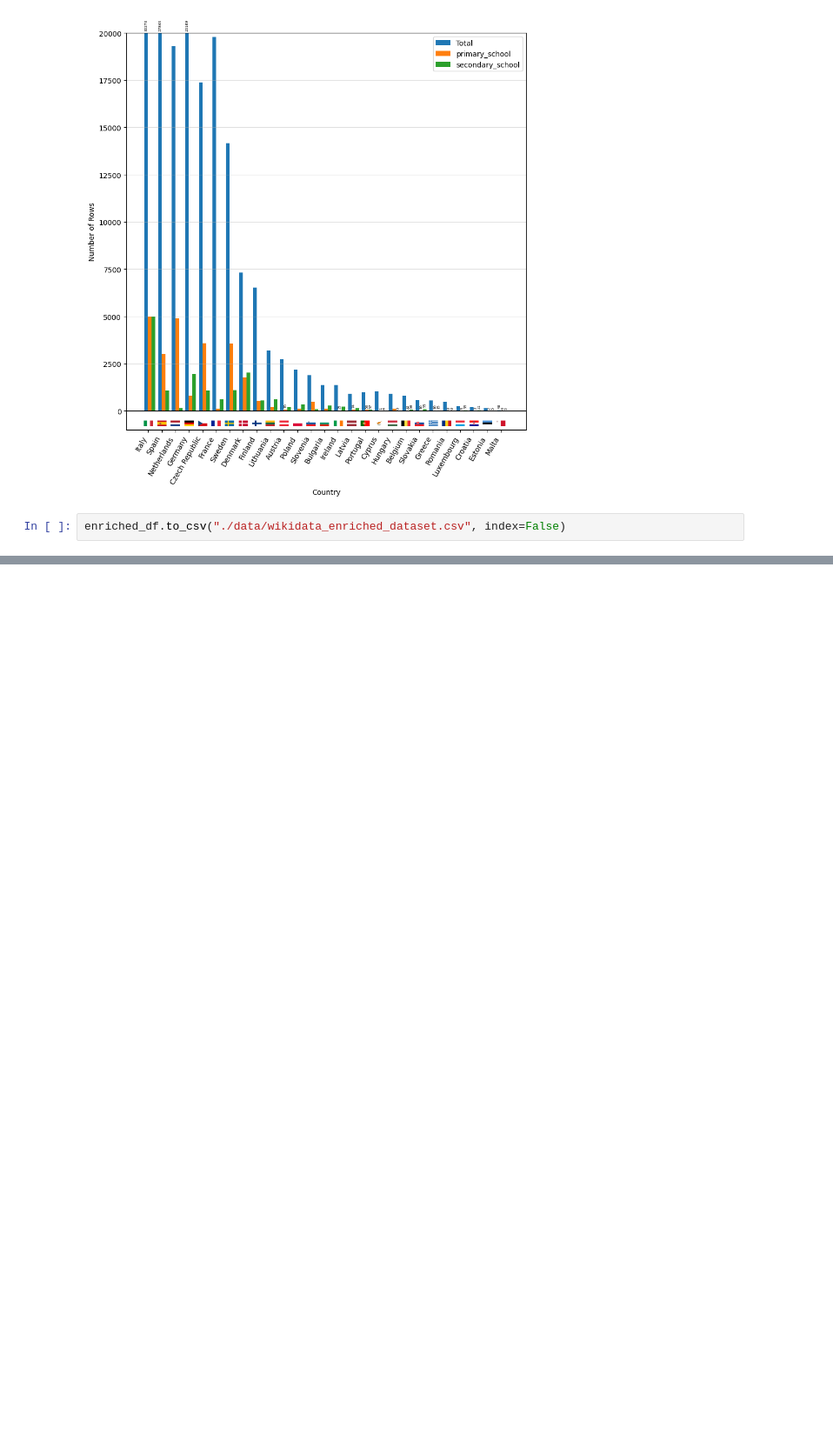
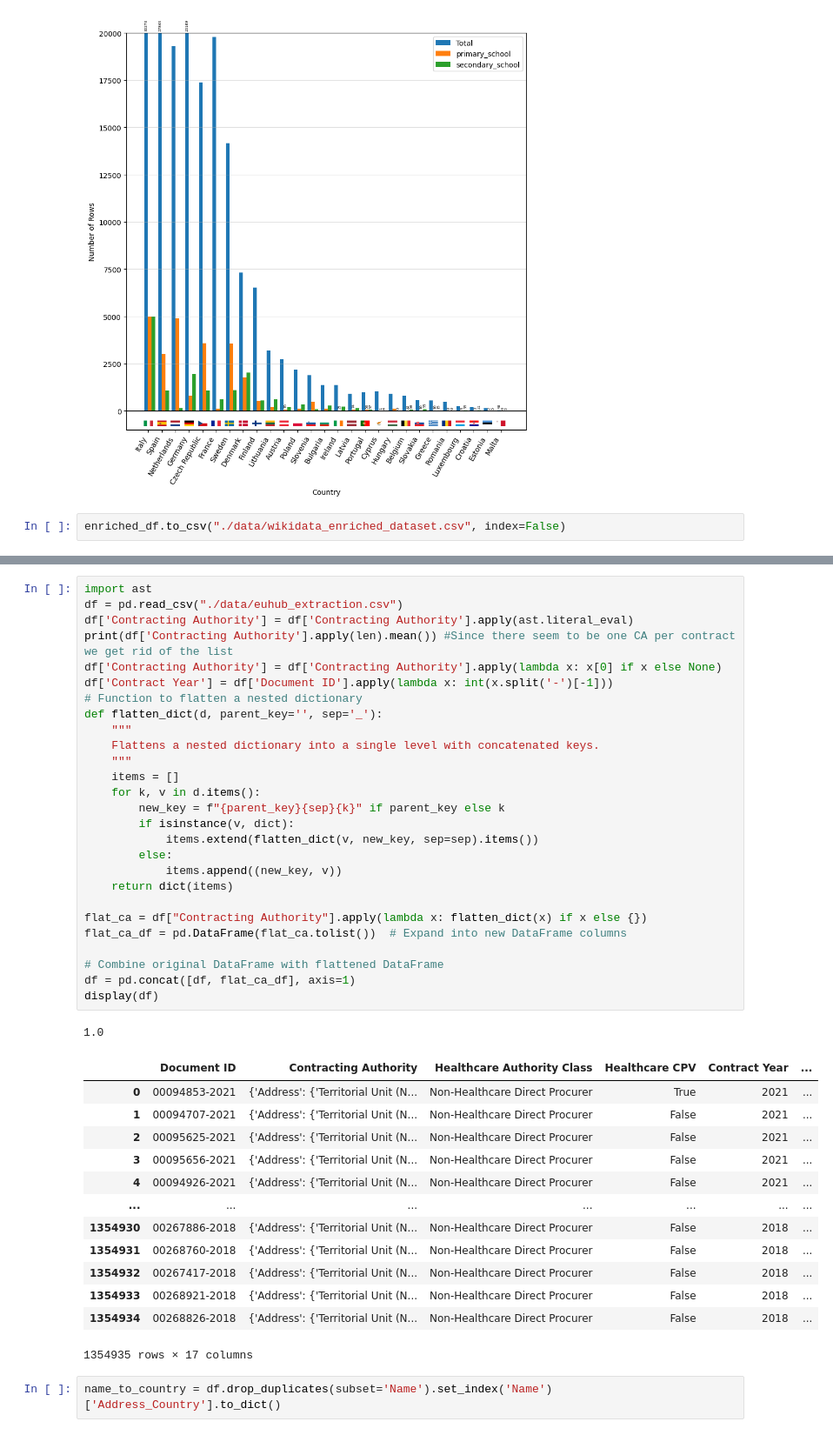
Before and after one commit to alvarodelser/OrgNamesNLP, a Jupyter notebook: dataprocesserdev.ipynb, the cells around one changed output, grey strips where cells are left out. Shown at 87% size. Drawn from its saved outputs; the diff is of its cells as text; blank space fills up the shorter version.

```diff
--- a/dataprocesserdev.ipynb
+++ b/dataprocesserdev.ipynb
@@ -253,0 +271,44 @@ enriched_df.to_csv("./data/wikidata_enriched_dataset.csv", index=False)
+# %%
+import ast
+df = pd.read_csv("./data/euhub_extraction.csv")
+df['Contracting Authority'] = df['Contracting Authority'].apply(ast.literal_eval)
+print(df['Contracting Authority'].apply(len).mean()) #Since there seem to be one CA per contract we get rid of the list
+df['Contracting Authority'] = df['Contracting Authority'].apply(lambda x: x[0] if x else None)
+df['Contract Year'] = df['Document ID'].apply(lambda x: int(x.split('-')[-1]))
+# Function to flatten a nested dictionary
+def flatten_dict(d, parent_key='', sep='_'):
+    """
+    Flattens a nested dictionary into a single level with concatenated keys.
+    """
+    items = []
+    for k, v in d.items():
+        new_key = f"{parent_key}{sep}{k}" if parent_key else k
+        if isinstance(v, dict):
+            items.extend(flatten_dict(v, new_key, sep=sep).items())
+        else:
+            items.append((new_key, v))
+    return dict(items)
+
+flat_ca = df["Contracting Authority"].apply(lambda x: flatten_dict(x) if x else {})
+flat_ca_df = pd.DataFrame(flat_ca.tolist())  # Expand into new DataFrame columns
+
+# Combine original DataFrame with flattened DataFrame
+df = pd.concat([df, flat_ca_df], axis=1)
+display(df)
+# %% [output]
+1.0
+|  | Document ID | Contracting Authority | Healthcare Authority Class | Healthcare CPV | Contract Year | ... |
+| 0 | 00094853-2021 | {'Address': {'Territorial Unit (N... | Non-Healthcare Direct Procurer | True | 2021 | ... |
+| 1 | 00094707-2021 | {'Address': {'Territorial Unit (N... | Non-Healthcare Direct Procurer | False | 2021 | ... |
+| 2 | 00095625-2021 | {'Address': {'Territorial Unit (N... | Non-Healthcare Direct Procurer | False | 2021 | ... |
+| 3 | 00095656-2021 | {'Address': {'Territorial Unit (N... | Non-Healthcare Direct Procurer | False | 2021 | ... |
+| 4 | 00094926-2021 | {'Address': {'Territorial Unit (N... | Non-Healthcare Direct Procurer | False | 2021 | ... |
+| ... | ... | ... | ... | ... | ... | ... |
+| 1354930 | 00267886-2018 | {'Address': {'Territorial Unit (N... | Non-Healthcare Direct Procurer | False | 2018 | ... |
+| 1354931 | 00268760-2018 | {'Address': {'Territorial Unit (N... | Non-Healthcare Direct Procurer | False | 2018 | ... |
+| 1354932 | 00267417-2018 | {'Address': {'Territorial Unit (N... | Non-Healthcare Direct Procurer | False | 2018 | ... |
+| 1354933 | 00268921-2018 | {'Address': {'Territorial Unit (N... | Non-Healthcare Direct Procurer | False | 2018 | ... |
+| 1354934 | 00268826-2018 | {'Address': {'Territorial Unit (N... | Non-Healthcare Direct Procurer | False | 2018 | ... |
+1354935 rows × 17 columns
+# %%
+name_to_country = df.drop_duplicates(subset='Name').set_index('Name')['Address_Country'].to_dict()
```
Also changed, not shown: parts of 3 cells of this notebook, 13 other files.
